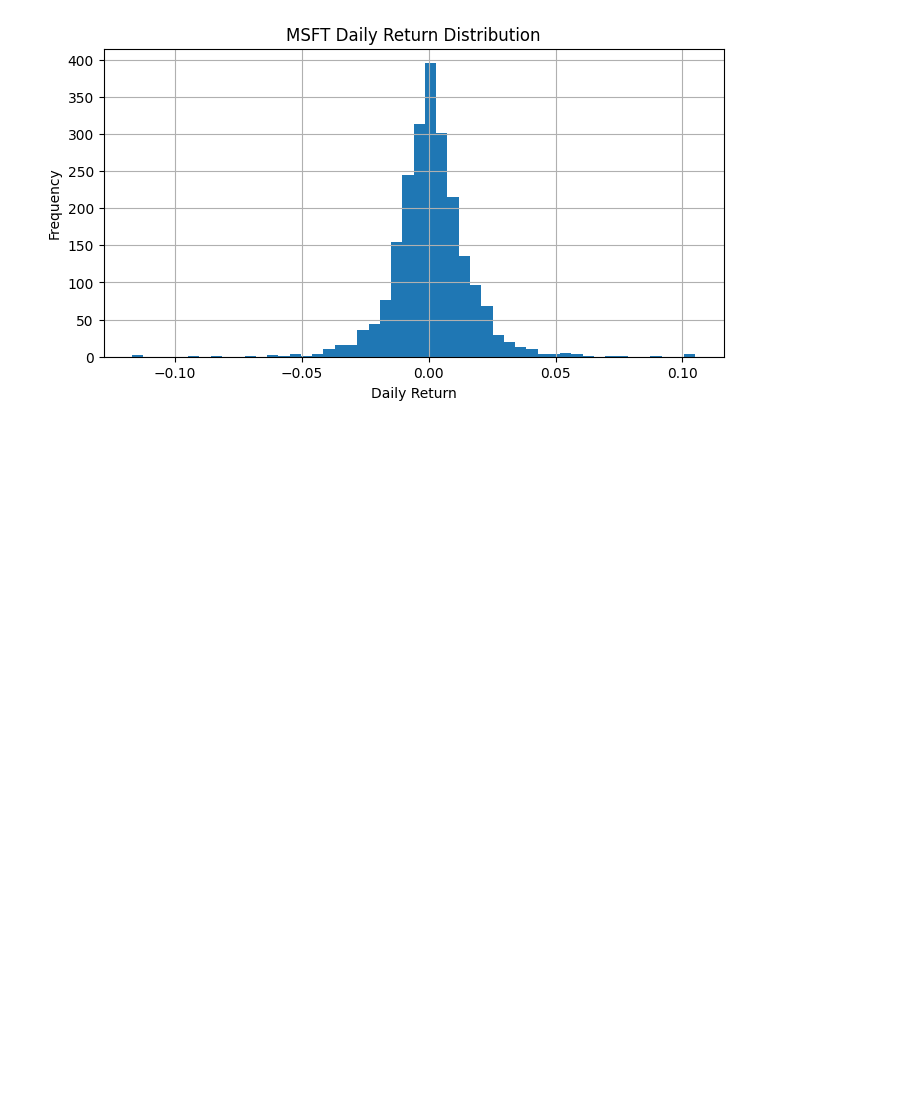
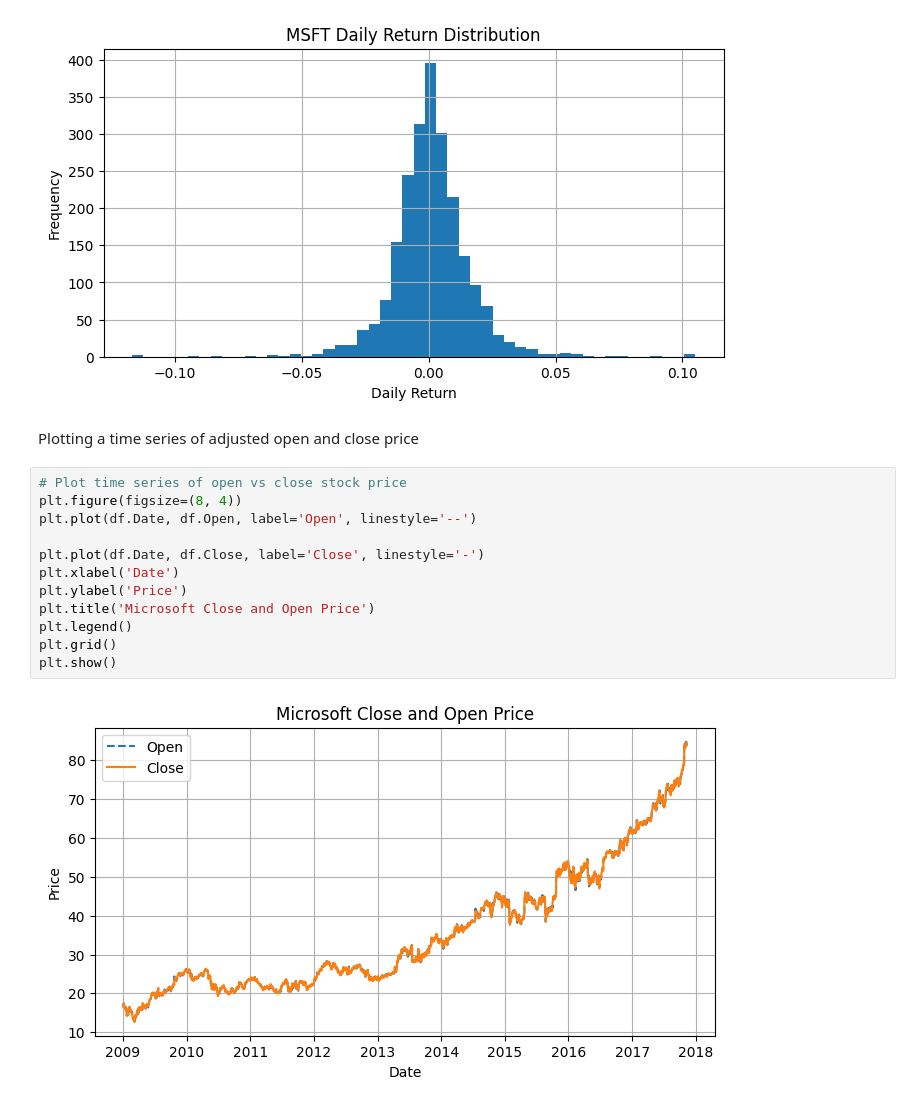
Before and after one commit to Coolgayte/cs3244-stock-forecasting, a Jupyter notebook: notebooks/Microsoft_EDA.ipynb, the cells around one changed output. Saved outputs shown, nothing was run; the diff lists cells and outputs as text; blank space fills up the shorter version.

Commit message:
EDA: add more visualization

```diff
--- a/notebooks/Microsoft_EDA.ipynb
+++ b/notebooks/Microsoft_EDA.ipynb
@@ -99,3 +100,19 @@ plt.grid(True)
 plt.show()
 # %% [output]
 [figure]
+# %% [markdown]
+Plotting a time series of adjusted open and close price
+# %%
+# Plot time series of open vs close stock price
+plt.figure(figsize=(8, 4))
+plt.plot(df.Date, df.Open, label='Open', linestyle='--')
+
+plt.plot(df.Date, df.Close, label='Close', linestyle='-')
+plt.xlabel('Date')
+plt.ylabel('Price')
+plt.title('Microsoft Close and Open Price')
+plt.legend()
+plt.grid()
+plt.show()
+# %% [output]
+[figure, added]
```
Also changed, not shown: parts of 13 cells of this notebook.
